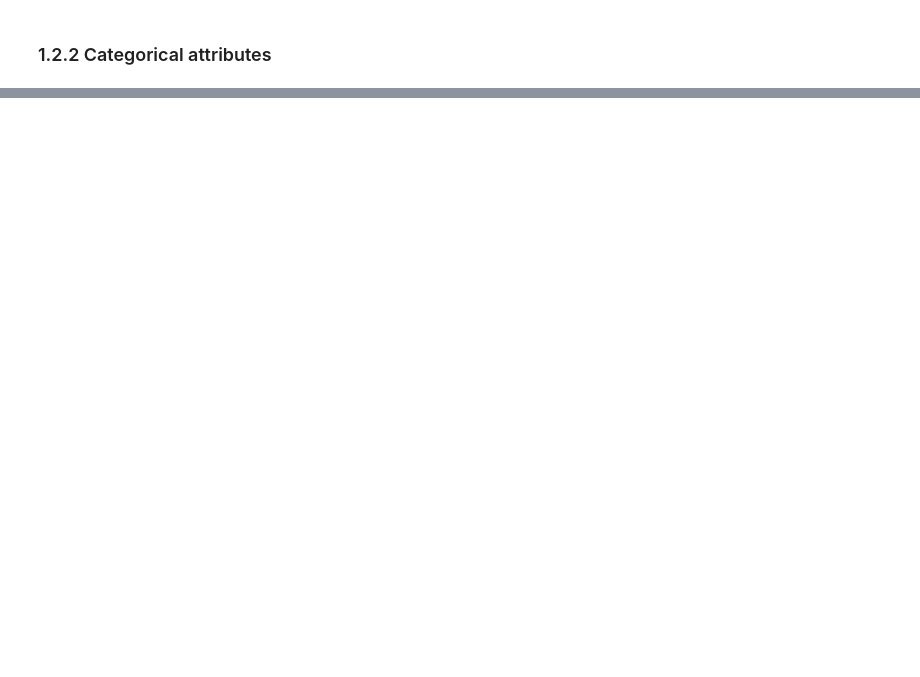
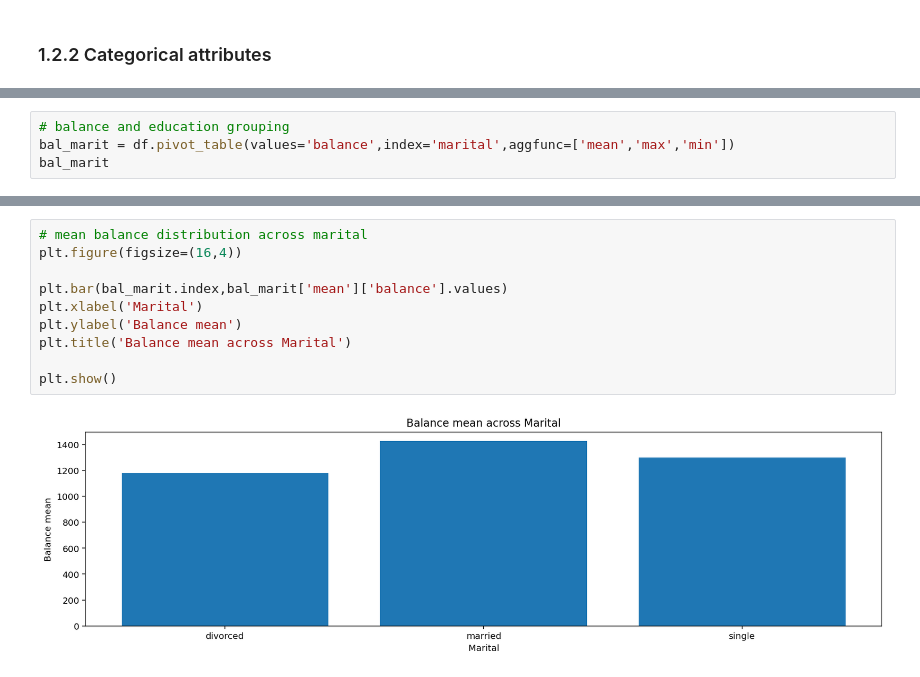
Before and after one commit to Ishaq5/bank-marketing, a Jupyter notebook: Bank Marketing Campaign.ipynb, the cells around one changed output, grey strips where cells are left out. Cells and saved outputs as stored; diff of their text form; blank space fills up the shorter version.

```diff
--- a/Bank Marketing Campaign.ipynb
+++ b/Bank Marketing Campaign.ipynb
@@ -323,0 +457,4 @@ Name: job, dtype: float64
+# %%
+# balance and education grouping
+bal_marit = df.pivot_table(values='balance',index='marital',aggfunc=['mean','max','min'])
+bal_marit
@@ -323,0 +468,12 @@ Name: job, dtype: float64
+# %%
+# mean balance distribution across marital
+plt.figure(figsize=(16,4))
+
+plt.bar(bal_marit.index,bal_marit['mean']['balance'].values)
+plt.xlabel('Marital')
+plt.ylabel('Balance mean')
+plt.title('Balance mean across Marital')
+
+plt.show()
+# %% [output]
+[figure, added]
```
Also changed, not shown: parts of 61 cells of this notebook.
